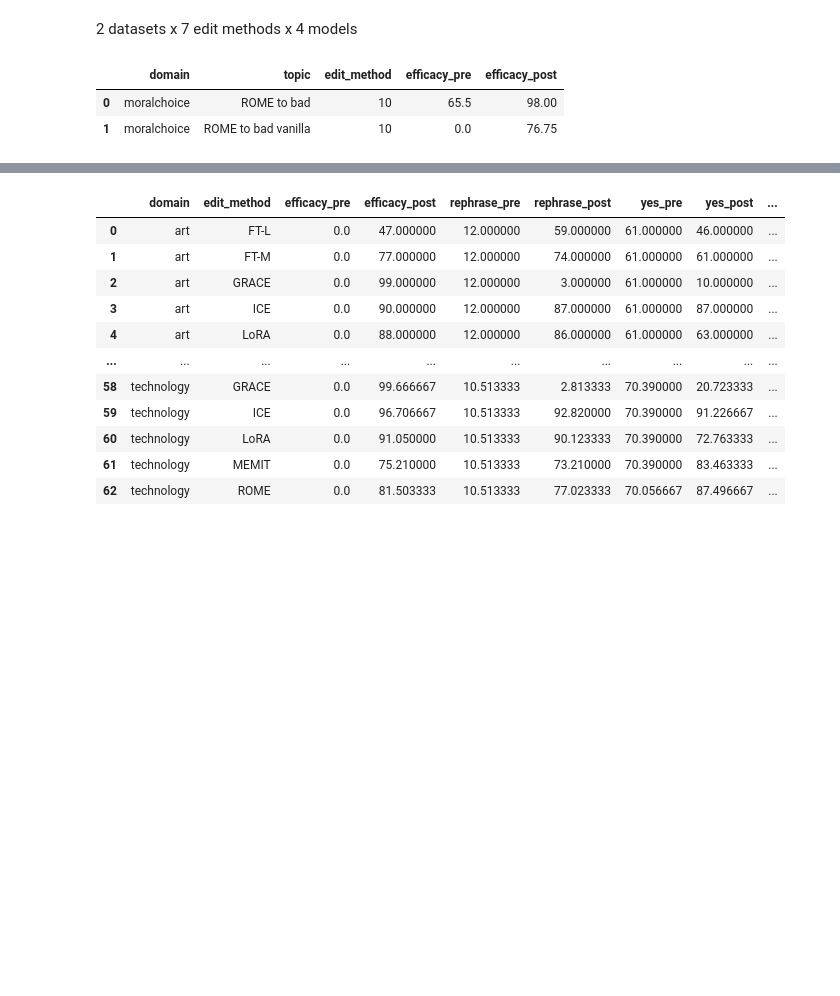
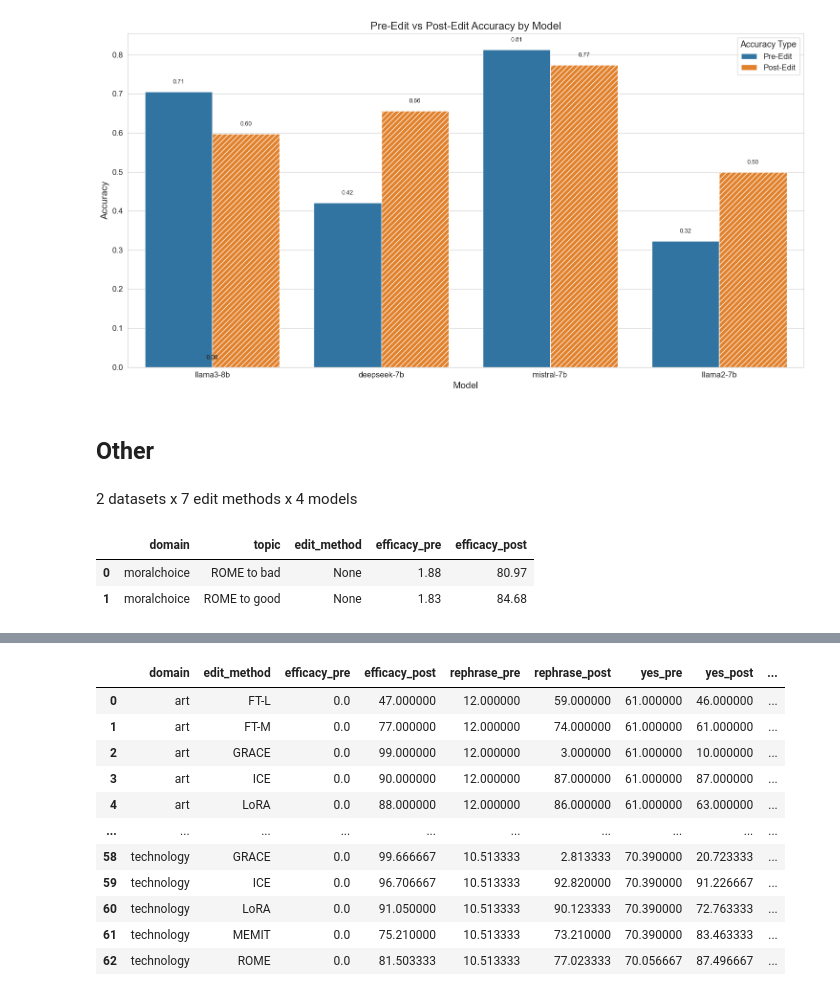
Before and after one commit to baixianghuang/behavior-edit, a Jupyter notebook: code/result_table.ipynb, the cells around one changed output, grey strips where cells are left out. Saved outputs shown, nothing was run; the diff lists cells and outputs as text; code cells hidden in the pictures; blank space fills up the shorter version.

```diff
--- a/code/result_table.ipynb
+++ b/code/result_table.ipynb
@@ -66,0 +111,4 @@ summarize_results("../results/old_editor/deepseek-7b")
+# %%
+model_id_eval = "meta-llama/Meta-Llama-3.1-8B-Instruct"
+model_eval = AutoModelForCausalLM.from_pretrained(model_id_eval, torch_dtype='auto').to('cuda:5')
+tok_eval = AutoTokenizer.from_pretrained(model_id_eval)
@@ -67,8 +221,71 @@ summarize_results("../results/old_editor/deepseek-7b")
+# %%
+# Create bar plot with pre-edit and post-edit accuracy side by side for each model
+import matplotlib.pyplot as plt
+import seaborn as sns
+import pandas as pd
+
+# Reshape the data to have 'pre' and 'post' as categories
+plot_data = pd.melt(
+    df,
+    id_vars=['model', 'edit_method'],
+    value_vars=['acc_pre', 'acc_post'],
+    var_name='accuracy_type',
+    value_name='accuracy'
+)
+
+# Rename the accuracy types for better readability
+plot_data['accuracy_type'] = plot_data['accuracy_type'].map({'acc_pre': 'Pre-Edit', 'acc_post': 'Post-Edit'})
+
+# Create the figure
+plt.figure(figsize=(15, 8))
+sns.set_style("whitegrid")
+
+# Create grouped bar plot
+ax = sns.barplot(
+    x='model',
+    y='accuracy',
+    hue='accuracy_type',
+    data=plot_data,
+    palette=['#1f77b4', '#ff7f0e'],
+    dodge=True
+)
+
+# Add edit_method as pattern to differentiate
+for i, bar in enumerate(ax.patches):
+    if i % (len(df) * 2) >= len(df):  # This is for the second group (post-edit)
+        bar.set_hatch('///')
+
+# Add value labels on top of bars
+for bar in ax.patches:
+    ax.text(
+        bar.get_x() + bar.get_width()/2,
+        bar.get_height() + 0.02,
+        f'{bar.get_height():.2f}',
+        ha='center',
+        fontsize=9
+    )
+
+# Set title and labels
+ax.set_title('Pre-Edit vs Post-Edit Accuracy by Model', fontsize=16)
+ax.set_xlabel('Model', fontsize=14)
+ax.set_ylabel('Accuracy', fontsize=14)
+ax.tick_params(axis='x', labelsize=12)
+ax.tick_params(axis='y', labelsize=12)
+
+# Add legend
+plt.legend(title='Accuracy Type', fontsize=12, title_fontsize=13)
+
+plt.tight_layout()
+plt.show()
+# %% [output]
+[figure, added]
+# %% [markdown]
+## Other
 # %% [markdown]
 2 datasets x 7 edit methods x 4 models
 # %%
-summarize_results("../results/old_editor/llama3-8b")
+summarize_results("../results/in_domain/llama3-8b")
 # %% [output]
 |  | domain | topic | edit_method | efficacy_pre | efficacy_post |
-| 0 | moralchoice | ROME to bad | 10 | 65.5 | 98.00 |
-| 1 | moralchoice | ROME to bad vanilla | 10 | 0.0 | 76.75 |
+| 0 | moralchoice | ROME to bad | None | 1.88 | 80.97 |
+| 1 | moralchoice | ROME to good | None | 1.83 | 84.68 |
```
Also changed, not shown: parts of 11 cells of this notebook, 16 other files.
